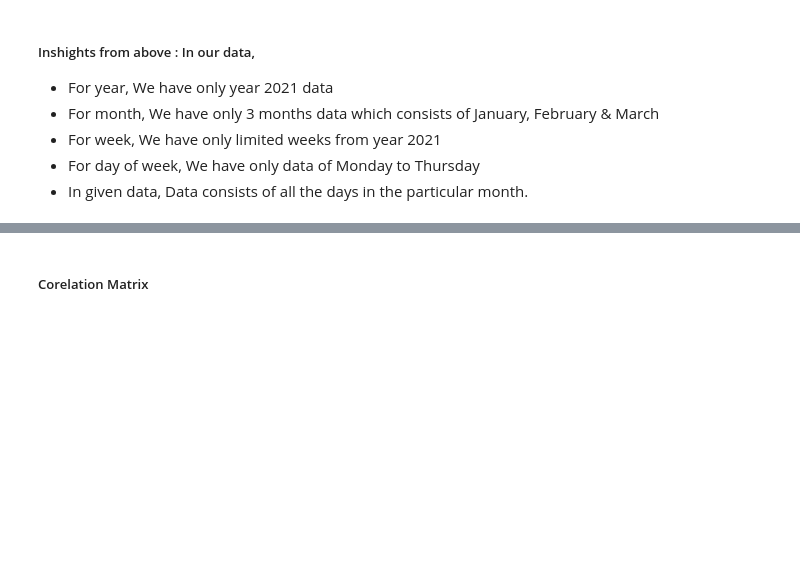
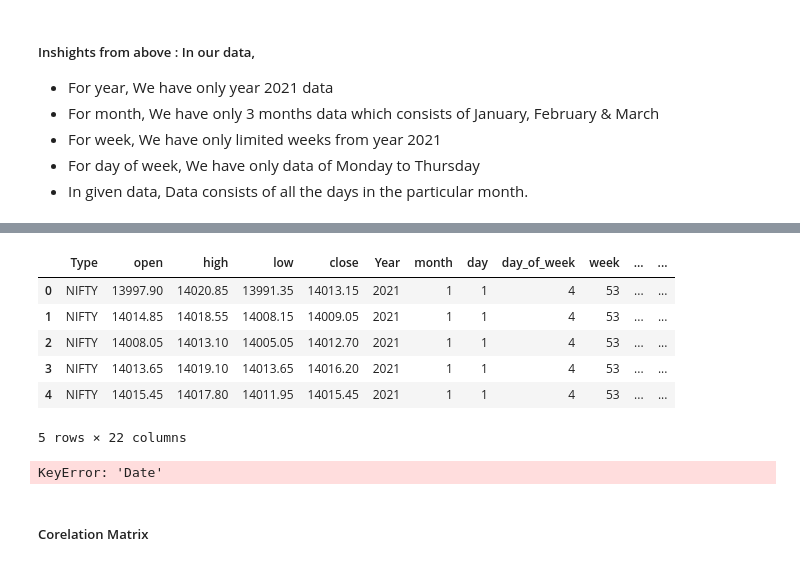
Before and after one commit to yaskpatel03/Prediction-of-stock-price-movement, a Jupyter notebook: eda_for_dataframe.ipynb, the cells around one changed output, grey strips where cells are left out. Saved outputs shown, nothing was run; the diff lists cells and outputs as text; code cells hidden in the pictures; blank space fills up the shorter version.

```diff
--- a/eda_for_dataframe.ipynb
+++ b/eda_for_dataframe.ipynb
@@ -247,3 +275,20 @@ array([4, 0, 1, 2, 3], dtype=int64)
+# %%
+df['Returns'] = (df['close']/df['temp']) -1
+df.drop(['temp'],axis=1,inplace=True)
+df.head()
+# %% [output]
+|  | Type | open | high | low | close | Year | month | day | day_of_week | week | ... | ... |
+| 0 | NIFTY | 13997.90 | 14020.85 | 13991.35 | 14013.15 | 2021 | 1 | 1 | 4 | 53 | ... | ... |
+| 1 | NIFTY | 14014.85 | 14018.55 | 14008.15 | 14009.05 | 2021 | 1 | 1 | 4 | 53 | ... | ... |
+| 2 | NIFTY | 14008.05 | 14013.10 | 14005.05 | 14012.70 | 2021 | 1 | 1 | 4 | 53 | ... | ... |
+| 3 | NIFTY | 14013.65 | 14019.10 | 14013.65 | 14016.20 | 2021 | 1 | 1 | 4 | 53 | ... | ... |
+| 4 | NIFTY | 14015.45 | 14017.80 | 14011.95 | 14015.45 | 2021 | 1 | 1 | 4 | 53 | ... | ... |
+5 rows × 22 columns
+# %%
+# Plot to view the same
+df.plot(x = "Date", y = ['close', 'ema_12', 'ema_26', 'ema_50', 'ema_100', 'ema_200'] , subplots = True, layout = (3, 3), figsize = (15, 15), title = "Close vs EMA", rot = 90)
+# %% [output]
+KeyError: 'Date'
 # %% [markdown]
 ##### Corelation Matrix
 # %%
```
Also changed, not shown: parts of 10 cells of this notebook, 1 other file.
